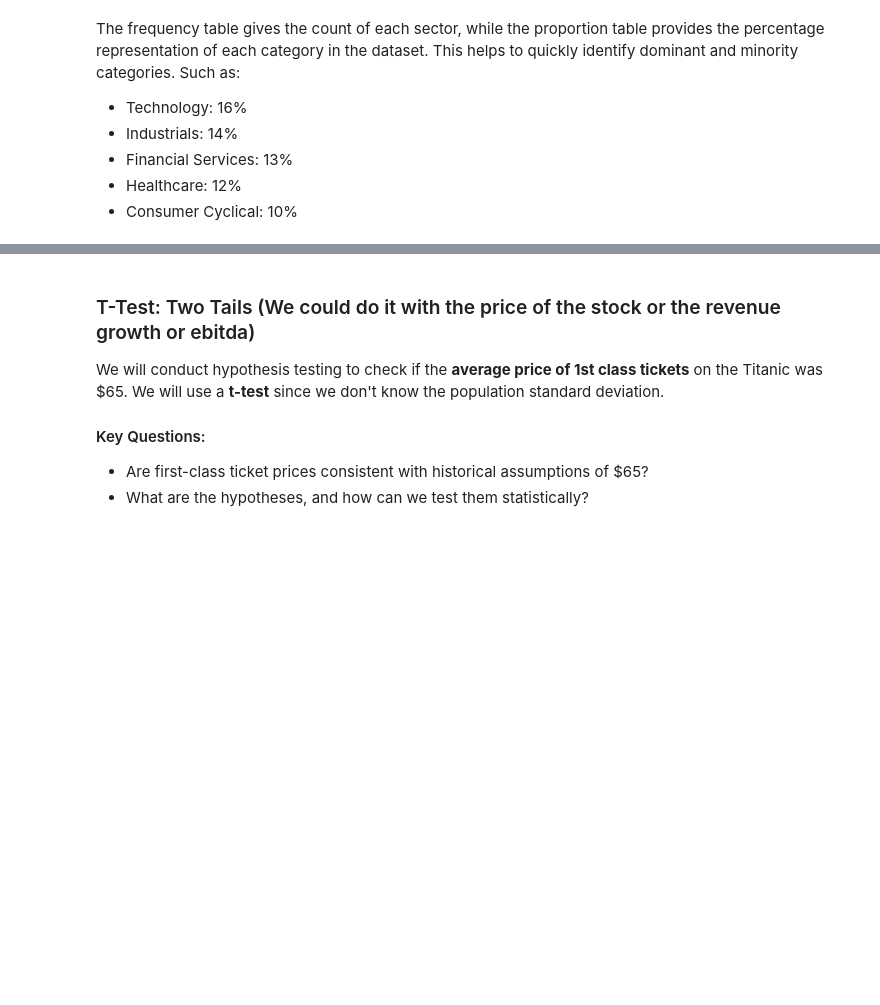
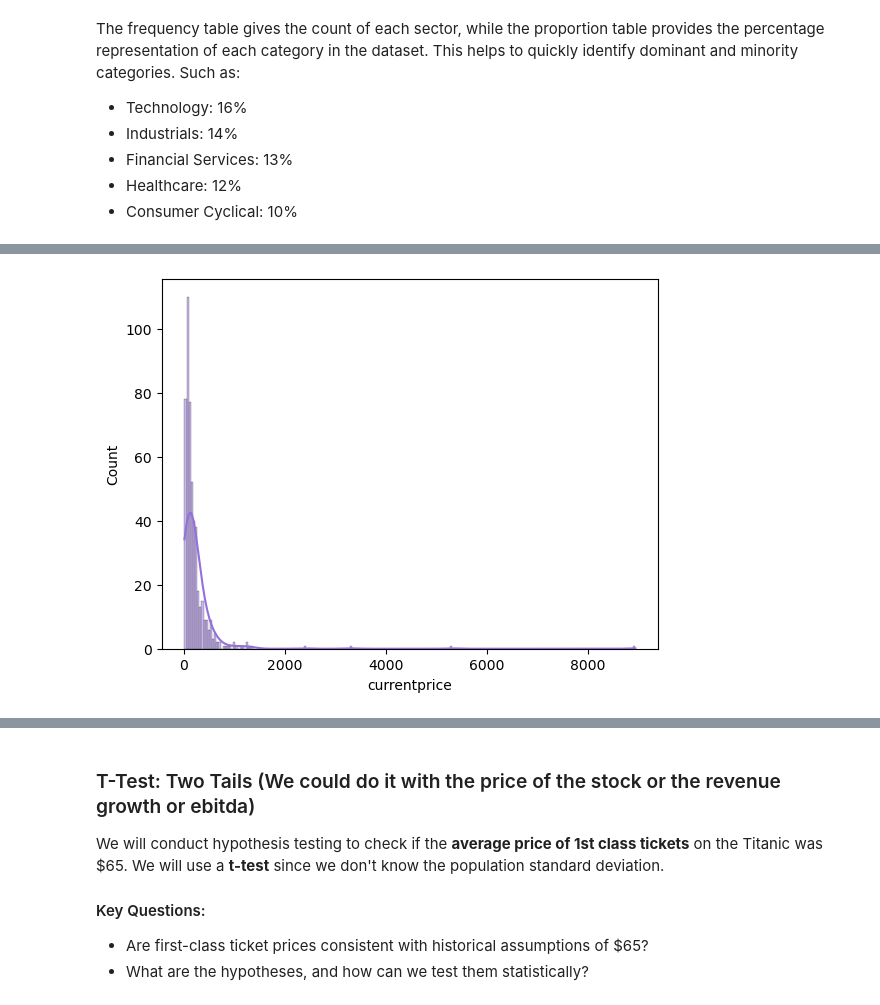
Before and after one commit to marsalmorera/stock-analysis, a Jupyter notebook: trial.ipynb, the cells around one changed output, grey strips where cells are left out. Drawn from its saved outputs; the diff is of its cells as text; code cells hidden in the pictures; blank space fills up the shorter version.

```diff
--- a/trial.ipynb
+++ b/trial.ipynb
@@ -327,3 +314,5 @@ plt.show()
 # %%
 # Without the filter and having the outliers.
-sns.histplot(df["currentprice"], color=color, kde=True);
+sns.histplot(definitive["currentprice"], color=color, kde=True);
+# %% [output]
+[figure, added]
```
Also changed, not shown: parts of 21 cells of this notebook, 1 other file.
